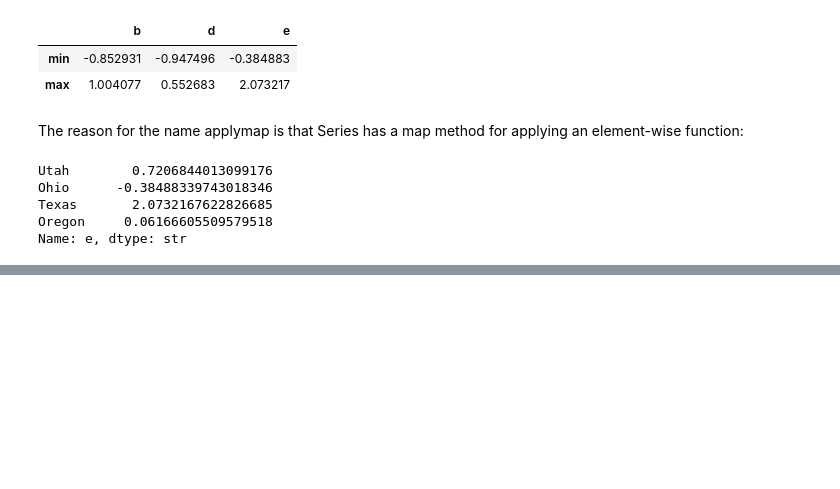
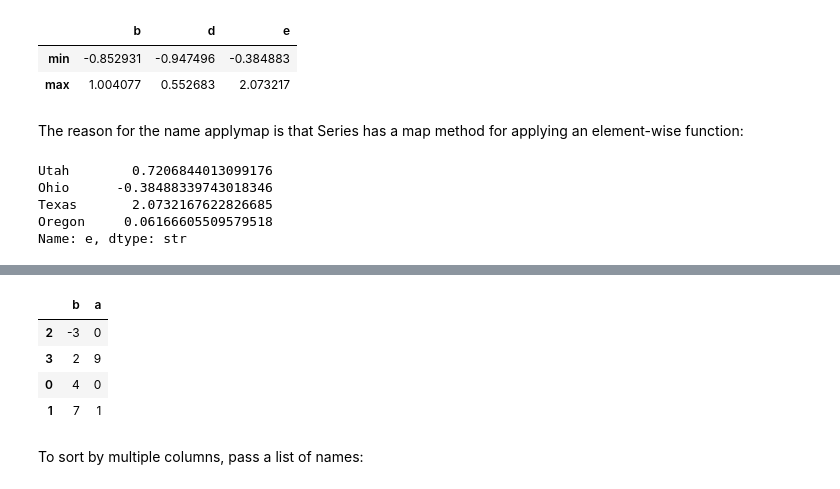
Before and after one commit to JayZeus999/PDS-Handbook, a Jupyter notebook: Chapter_5/chapter_5.ipynb, the cells around one changed output, grey strips where cells are left out. Cells and saved outputs as stored; diff of their text form; code cells hidden in the pictures; blank space fills up the shorter version.

```diff
--- a/Chapter_5/chapter_5.ipynb
+++ b/Chapter_5/chapter_5.ipynb
@@ -1275,0 +1350,10 @@ Name: e, dtype: str
+# %%
+frame.sort_values(by="b")
+# %% [output]
+|  | b | a |
+| 2 | -3 | 0 |
+| 3 | 2 | 9 |
+| 0 | 4 | 0 |
+| 1 | 7 | 1 |
+# %% [markdown]
+To sort by multiple columns, pass a list of names:
```
Also changed, not shown: parts of 13 cells of this notebook.
